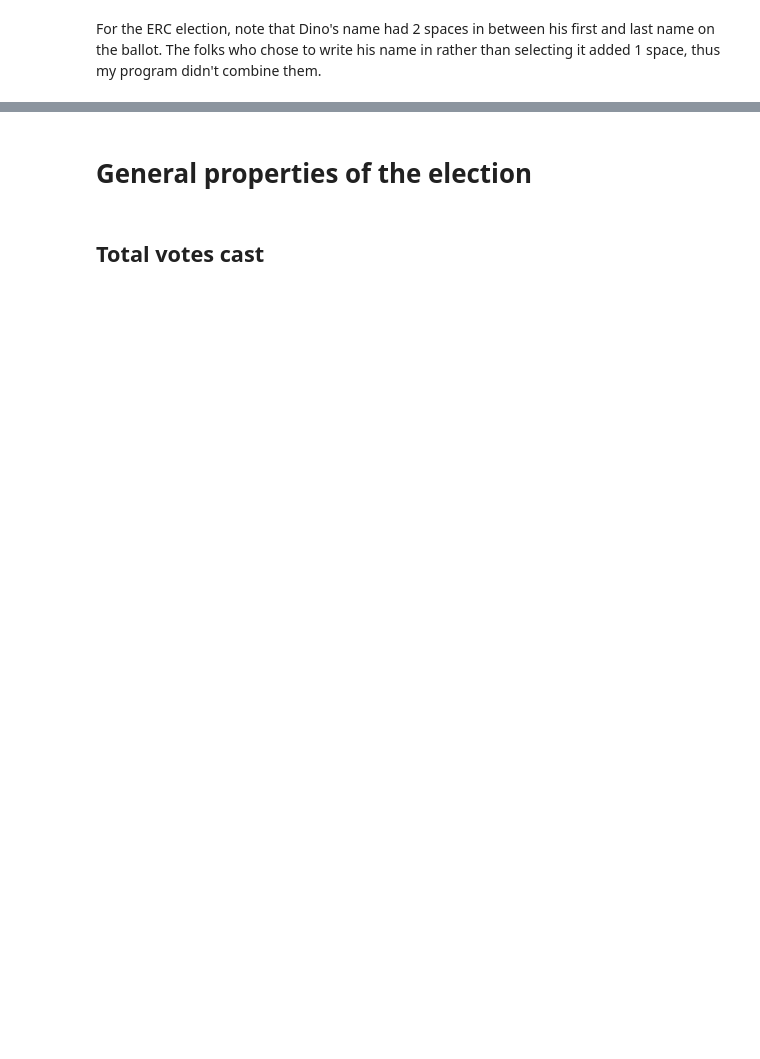
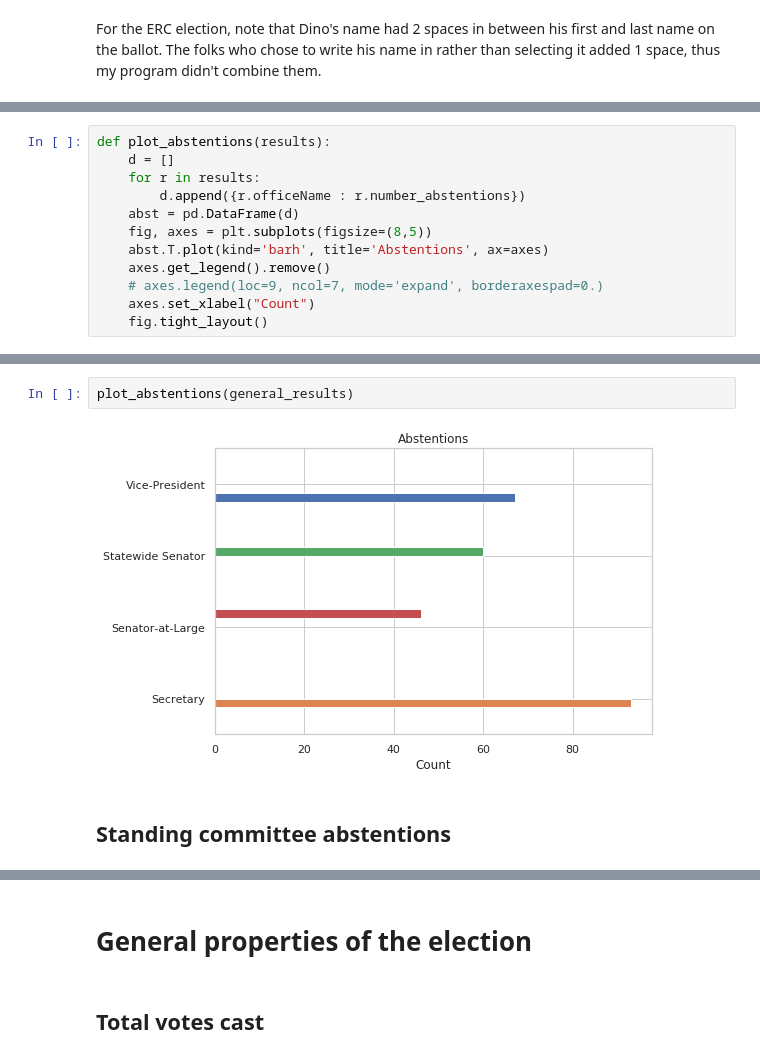
Before and after one commit to AdamSwenson/csun-election-management, a Jupyter notebook: notebooks/2019 Senate Election Management Tools.ipynb, the cells around one changed output, grey strips where cells are left out. Drawn from its saved outputs; the diff is of its cells as text; blank space fills up the shorter version.

```diff
--- a/notebooks/2019 Senate Election Management Tools.ipynb
+++ b/notebooks/2019 Senate Election Management Tools.ipynb
@@ -298,4 +445,16 @@ There's not much to be learned from the amount of abstentions ---we cannot infer
 ^ Technically, they exist but do not subsist
 
 ^^ For arguments that it isn't always rational to flip a coin in these cases, see (my former teacher) Ruth Chang's work on incommensurable values
+# %%
+def plot_abstentions(results):
+    d = []
+    for r in results:
+        d.append({r.officeName : r.number_abstentions})
+    abst = pd.DataFrame(d)
+    fig, axes = plt.subplots(figsize=(8,5))
+    abst.T.plot(kind='barh', title='Abstentions', ax=axes)
+    axes.get_legend().remove()
+    # axes.legend(loc=9, ncol=7, mode='expand', borderaxespad=0.)
+    axes.set_xlabel("Count")
+    fig.tight_layout()
 # %%
@@ -329,0 +482,6 @@ fig.tight_layout()
+# %%
+plot_abstentions(general_results)
+# %% [output]
+[figure, added]
+# %% [markdown]
+## Standing committee abstentions
```
Also changed, not shown: parts of 41 cells of this notebook, 3 other files.
